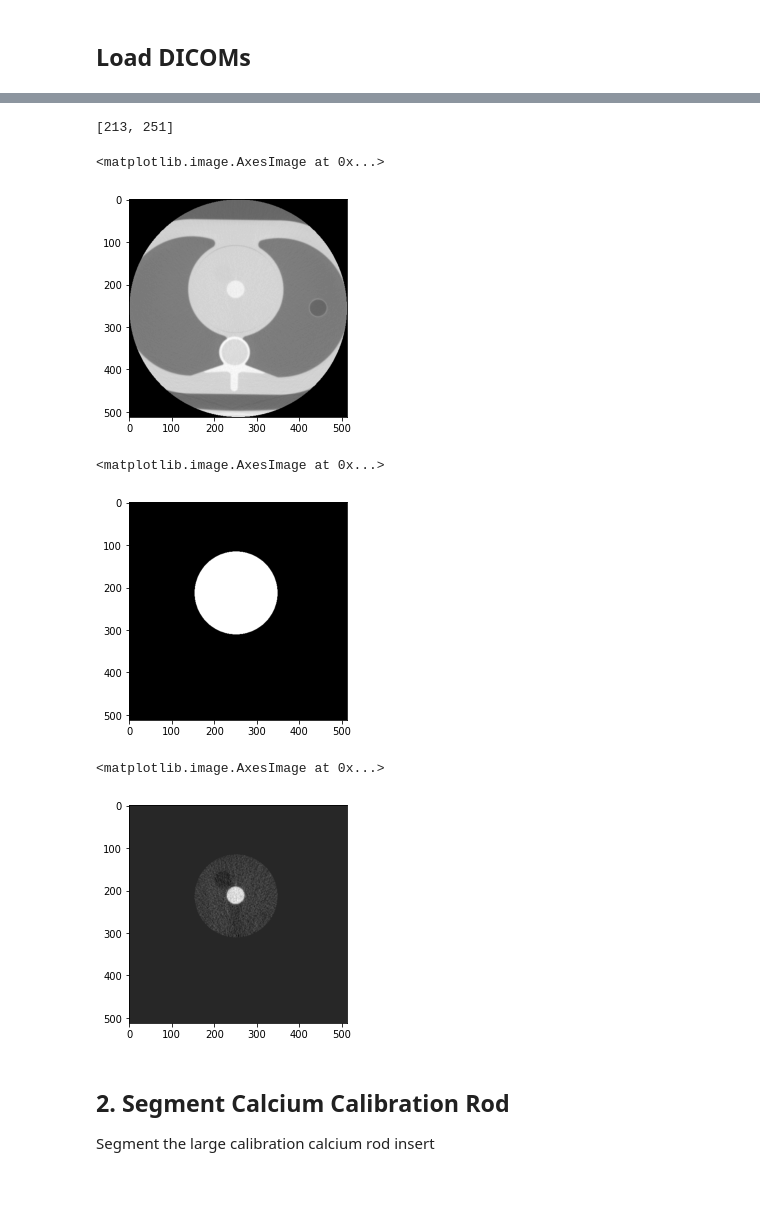
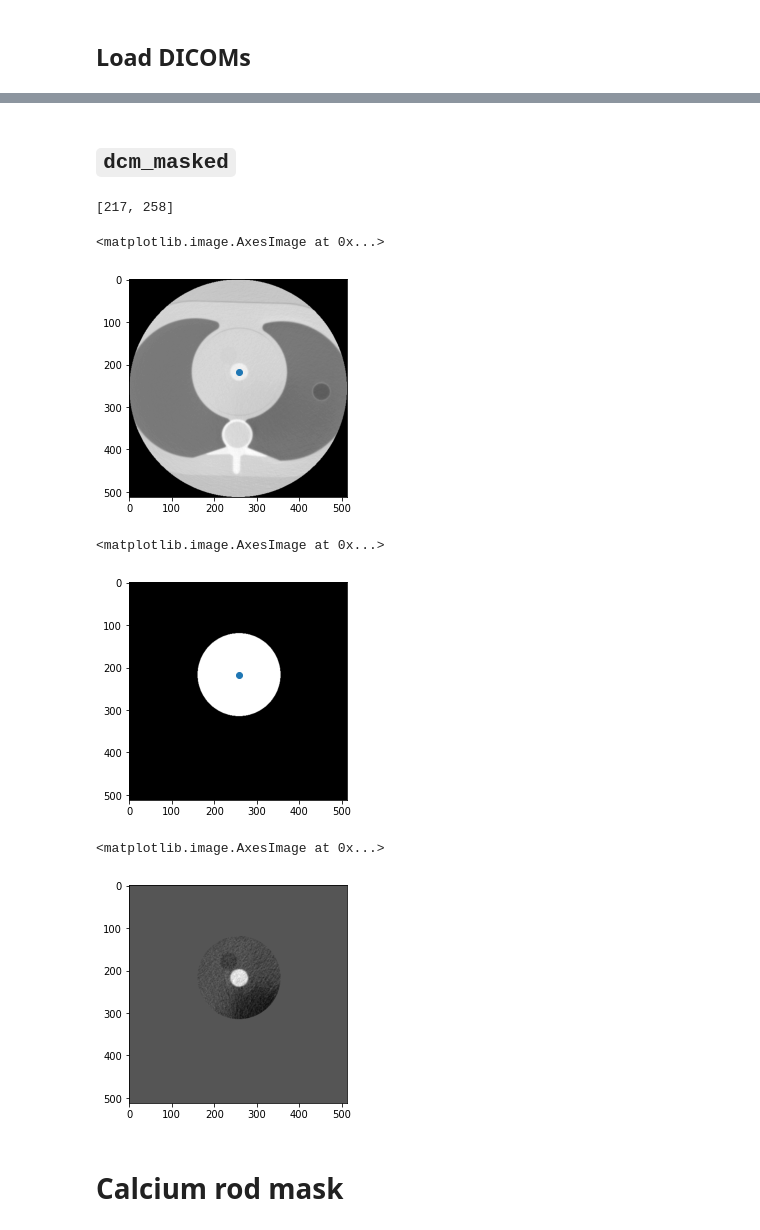
Before and after one commit to MolloiLab/CAC-stanford-data, a Jupyter notebook: python/segmentation/segmentation.ipynb, the cells around one changed output, grey strips where cells are left out. Saved outputs shown, nothing was run; the diff lists cells and outputs as text; code cells hidden in the pictures; blank space fills up the shorter version.

Commit message:
update segmentation

```diff
--- a/python/segmentation/segmentation.ipynb
+++ b/python/segmentation/segmentation.ipynb
@@ -647,3 +107,3 @@ dcm_path_list
 # %%
-header, dcm_array, slice_thick_ori = dcm_reader(dcm_path_list[1])
+header, dcm_array, slice_thick_ori = dcm_reader(dcm_path_list[0])
 dcm_array_ori = dcm_array.copy()
@@ -651,0 +148,2 @@ dcm_array_ori = dcm_array.copy()
+# %% [markdown]
+## `dcm_masked`
@@ -652,26 +215,25 @@ dcm_array_ori = dcm_array.copy()
 # %%
-# mask insert of dcm_array
-dcm_array, center, mask = dcm_masked(array_used = dcm_array,\
-                                                        slice_used_center = int(dcm_array.shape[2]/2))
+dcm_array, center_insert, mask = dcm_masked(array_used = dcm_array, slice_used_center = int(dcm_array.shape[2]/2))
-# %%
-center
-# %% [output]
-[213, 251]
+# %%
+center_insert
+# %% [output]
+[217, 258]
 # %%
+plt.scatter(center_insert[1], center_insert[0])
 plt.imshow(dcm_array_ori[:,:,10], cmap='gray')
 # %% [output]
 <matplotlib.image.AxesImage at 0x...>
-[figure, old version]
+[figure, new version]
 # %%
+plt.scatter(center_insert[1], center_insert[0])
 plt.imshow(mask[:,:], cmap='gray')
 # %% [output]
 <matplotlib.image.AxesImage at 0x...>
-[figure, old version]
+[figure, new version]
 # %%
 plt.imshow(dcm_array[:,:,10], cmap='gray')
 # %% [output]
 <matplotlib.image.AxesImage at 0x...>
-[figure, old version]
+[figure, new version]
-# %% [markdown]
-## 2. Segment Calcium Calibration Rod
-Segment the large calibration calcium rod insert
+# %% [markdown]
+# Calcium rod mask
```
Also changed, not shown: parts of 74 cells of this notebook, 1 other file.
